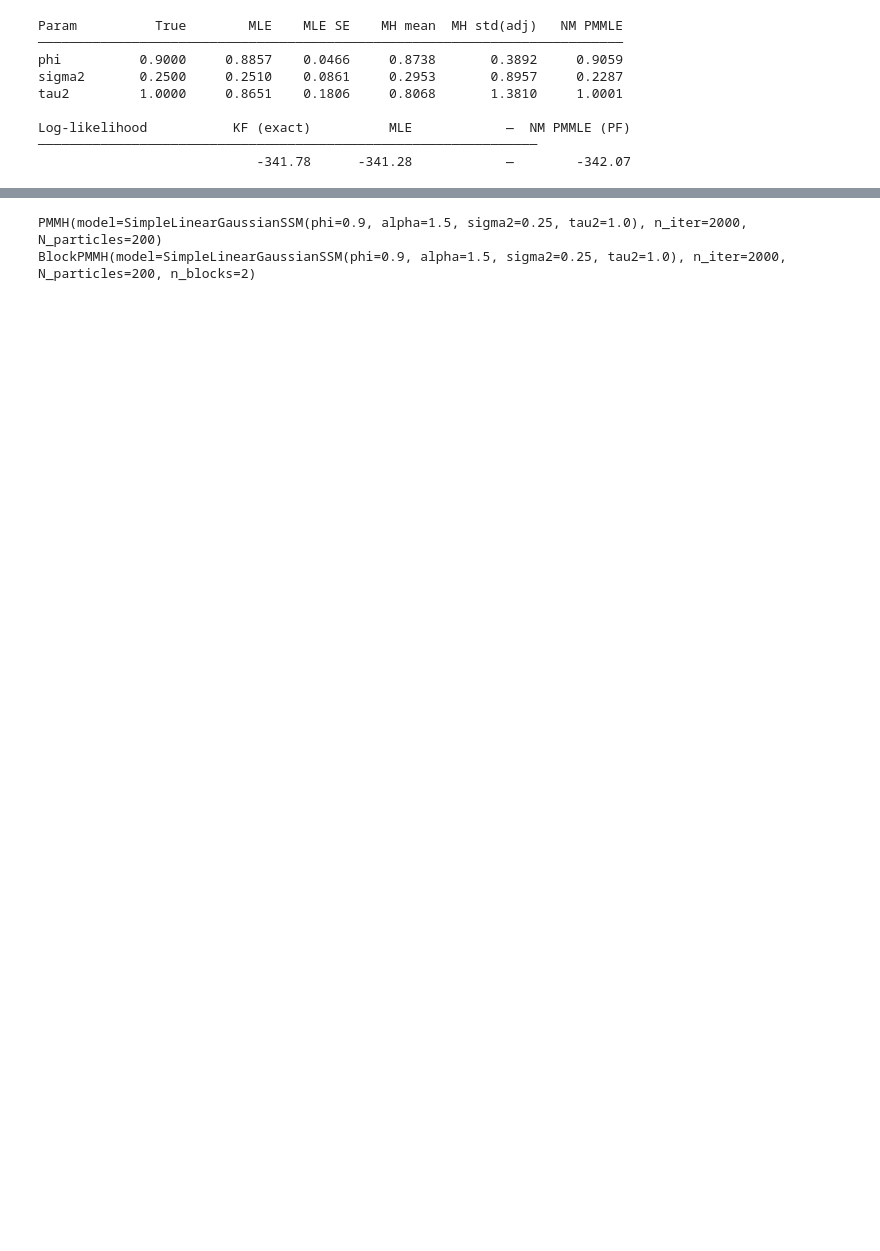
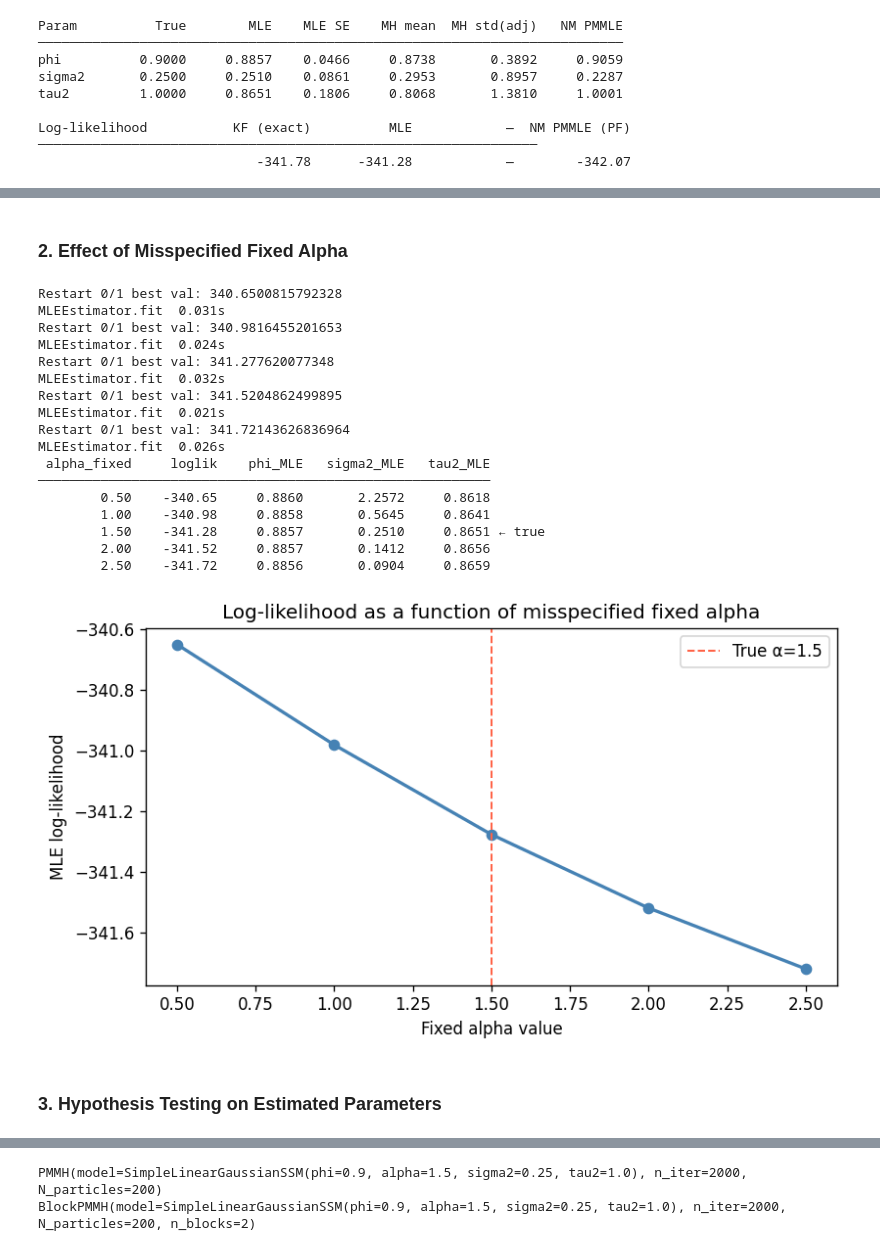
Before and after one commit to rickyli02/particle_filter_project_submission, a Jupyter notebook: notebooks/extension_results.ipynb, the cells around one changed output, grey strips where cells are left out. Cells and saved outputs as stored; diff of their text form; code cells hidden in the pictures; blank space fills up the shorter version.

```diff
--- a/notebooks/extension_results.ipynb
+++ b/notebooks/extension_results.ipynb
@@ -927,0 +1104,54 @@ Log-likelihood           KF (exact)          MLE            —  NM PMMLE (PF)
+# %% [markdown]
+### 2. Effect of Misspecified Fixed Alpha
+# %%
+### 2. Effect of Misspecified Fixed Alpha
+
+alpha_values = [0.5, 1.0, alpha_true, 2.0, 2.5]   # alpha_true = 1.5
+colors_ms = plt.cm.plasma(np.linspace(0.1, 0.9, len(alpha_values)))
+
+results_ms = {}
+for a_fixed in alpha_values:
+    m_ms = FixedAlphaSSM(alpha_fixed=a_fixed, phi=phi_true, sigma2=sigma2_true,
+                          tau2=tau2_true, initial_var=initial_var_fixed, seed=5)
+    th0  = m_ms.unconstrain_params([phi_true, sigma2_true, tau2_true])
+    mle_ms = MLEEstimator(model=m_ms, data=observations, method='L-BFGS-B',
+                           n_restarts=1, seed=0)
+    res = mle_ms.fit(theta0=th0)
+    results_ms[a_fixed] = res
+
+# Report
+print(f"{'alpha_fixed':>12} {'loglik':>10} {'phi_MLE':>10} {'sigma2_MLE':>12} {'tau2_MLE':>10}")
+print("─" * 58)
+for a, res in results_ms.items():
+    cp = list(res.constrained_params)
+    marker = " ← true" if abs(a - alpha_true) < 0.01 else ""
+    print(f"{a:>12.2f} {res.loglik:>10.2f} {cp[0]:>10.4f} {cp[1]:>12.4f} {cp[2]:>10.4f}{marker}")
+
+# Plot log-likelihood vs alpha_fixed
+fig, ax = plt.subplots(figsize=(7, 4))
+ax.plot(alpha_values, [results_ms[a].loglik for a in alpha_values], 'o-', color='steelblue', lw=2)
+ax.axvline(alpha_true, color='tomato', ls='--', lw=1.2, label=f'True α={alpha_true}')
+ax.set_xlabel('Fixed alpha value'); ax.set_ylabel('MLE log-likelihood')
+ax.set_title('Log-likelihood as a function of misspecified fixed alpha')
+ax.legend(); plt.tight_layout(); plt.show()
+# %% [output]
+Restart 0/1 best val: 340.6500815792328
+MLEEstimator.fit  0.031s
+Restart 0/1 best val: 340.9816455201653
+MLEEstimator.fit  0.024s
+Restart 0/1 best val: 341.277620077348
+MLEEstimator.fit  0.032s
+Restart 0/1 best val: 341.5204862499895
+MLEEstimator.fit  0.021s
+Restart 0/1 best val: 341.72143626836964
+MLEEstimator.fit  0.026s
+ alpha_fixed     loglik    phi_MLE   sigma2_MLE   tau2_MLE
+──────────────────────────────────────────────────────────
+        0.50    -340.65     0.8860       2.2572     0.8618
+        1.00    -340.98     0.8858       0.5645     0.8641
+        1.50    -341.28     0.8857       0.2510     0.8651 ← true
+        2.00    -341.52     0.8857       0.1412     0.8656
+        2.50    -341.72     0.8856       0.0904     0.8659
+[figure, added]
+# %% [markdown]
+### 3. Hypothesis Testing on Estimated Parameters
```
Also changed, not shown: parts of 37 cells of this notebook, 2 other files.
